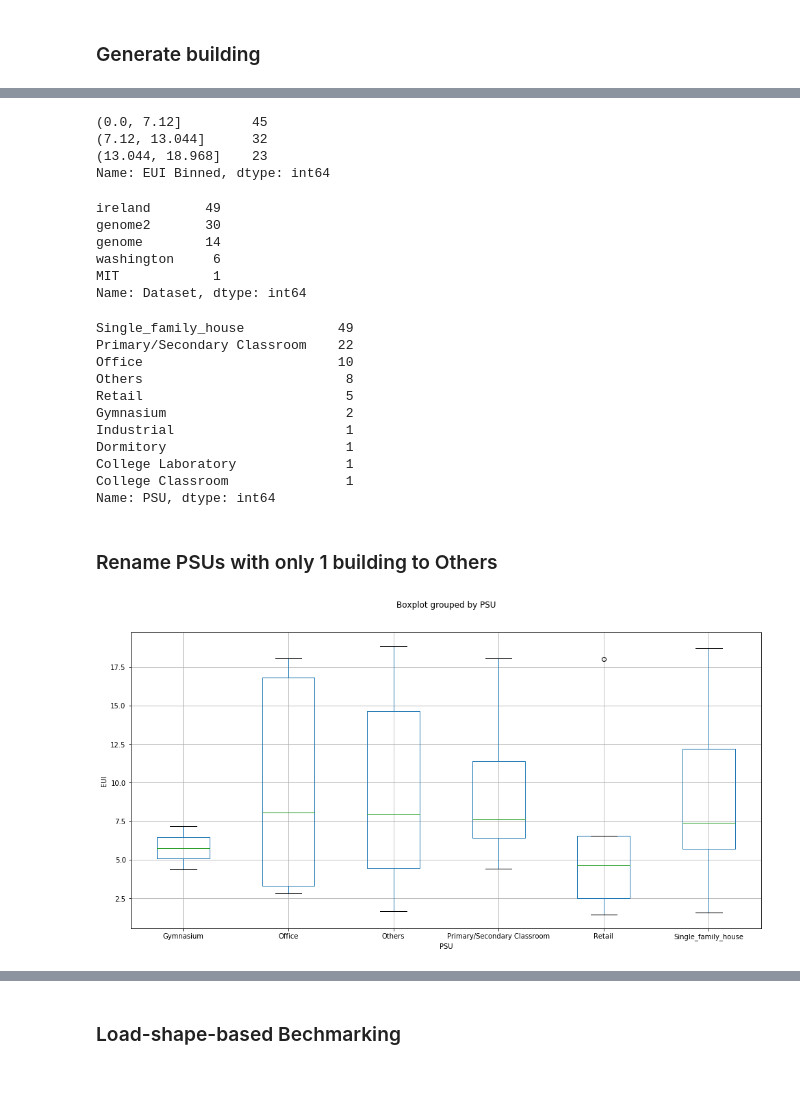
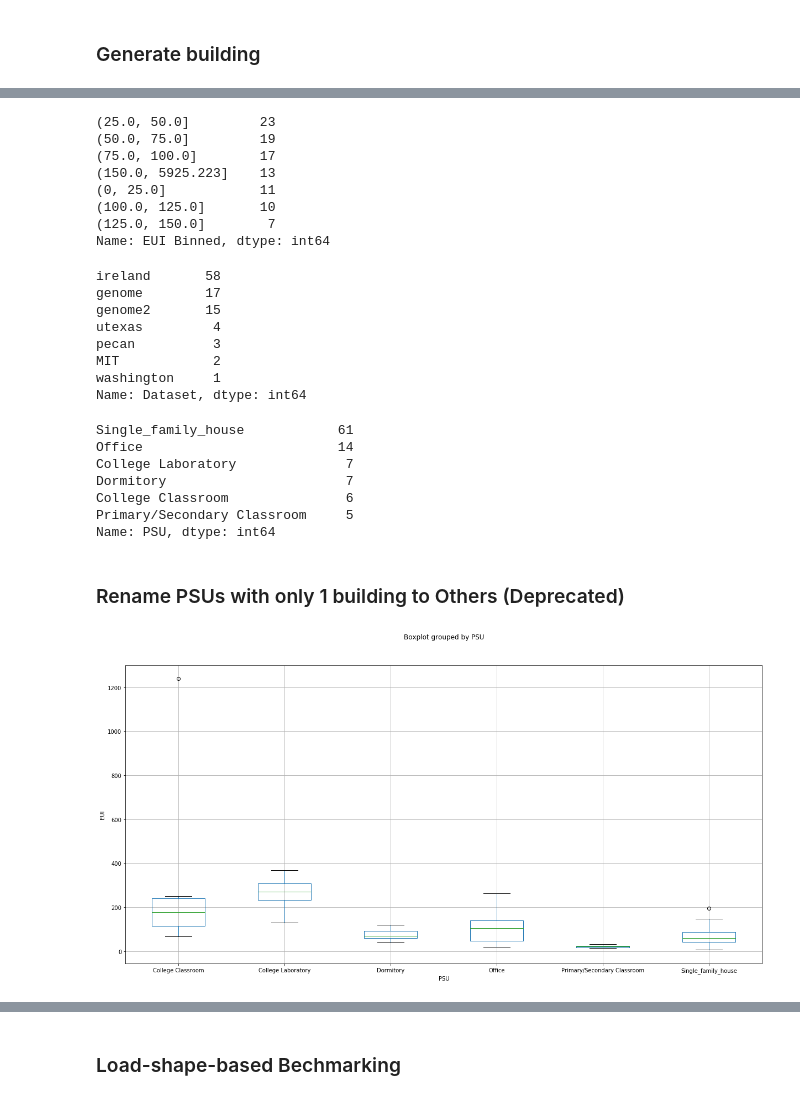
Before and after one commit to intelligent-environments-lab/ProfileClustering, a Jupyter notebook: Clustering Analysis/Benchmarking Plots.ipynb, the cells around one changed output, grey strips where cells are left out. Cells and saved outputs as stored; diff of their text form; code cells hidden in the pictures.

```diff
--- a/Clustering Analysis/Benchmarking Plots.ipynb
+++ b/Clustering Analysis/Benchmarking Plots.ipynb
@@ -123,3 +115,3 @@ def rebuild_intervals(series):
 # %%
-buildings['EUI Binned'] = rebuild_intervals(pd.cut(buildings.EUI, 1000))
+# buildings['EUI Binned'] = rebuild_intervals(pd.cut(buildings.EUI, 100))
 # %%
@@ -139,0 +133,8 @@ buildings_sample = filtered_buildings.sample(100, random_state=42)
+# %%
+# buildings_sample = buildings.sample(100, random_state=42)
+buildings_sample = buildings.loc[buildings.PSU != 'Others', :].sample(105, random_state=0)
+# %%
+psu_counts = buildings_sample['PSU'].value_counts()
+conversion_set = psu_counts.index[psu_counts == 1]
+discard_flags = buildings_sample['PSU'].isin(conversion_set)
+buildings_sample = buildings_sample.loc[~discard_flags, :]
@@ -149,30 +154,32 @@ buildings_sample.head()
 # %%
 buildings_sample['EUI Binned'].value_counts()
 # %% [output]
-(0.0, 7.12]         45
-(7.12, 13.044]      32
-(13.044, 18.968]    23
+(25.0, 50.0]         23
+(50.0, 75.0]         19
+(75.0, 100.0]        17
+(150.0, 5925.223]    13
+(0, 25.0]            11
+(100.0, 125.0]       10
+(125.0, 150.0]        7
 Name: EUI Binned, dtype: int64
 # %%
 buildings_sample['Dataset'].value_counts()
 # %% [output]
-ireland       49
-genome2       30
-genome        14
-washington     6
-MIT            1
+ireland       58
+genome        17
+genome2       15
+utexas         4
+pecan          3
+MIT            2
+washington     1
 Name: Dataset, dtype: int64
 # %%
 buildings_sample['PSU'].value_counts()
 # %% [output]
-Single_family_house            49
-Primary/Secondary Classroom    22
-Office                         10
-Others                          8
-Retail                          5
-Gymnasium                       2
-Industrial                      1
-Dormitory                       1
-College Laboratory              1
-College Classroom               1
+Single_family_house            61
+Office                         14
+College Laboratory              7
+Dormitory                       7
+College Classroom               6
+Primary/Secondary Classroom     5
 Name: PSU, dtype: int64
@@ -179,19 +190,19 @@ Name: PSU, dtype: int64
 # %% [markdown]
-### Rename PSUs with only 1 building to Others
+### Rename PSUs with only 1 building to Others (Deprecated)
 # %%
-psu_counts = buildings_sample['PSU'].value_counts()
-conversion_set = psu_counts.index[psu_counts == 1]
-conversion_flags = buildings_sample['PSU'].isin(conversion_set).tolist()
-new_PSUs = ['Others' if conversion_flags[i] else buildings_sample['PSU'].iloc[i] for i in range(buildings_sample.shape[0])]
-buildings_sample['PSU'] = new_PSUs
+# psu_counts = buildings_sample['PSU'].value_counts()
+# conversion_set = psu_counts.index[psu_counts == 1]
+# conversion_flags = buildings_sample['PSU'].isin(conversion_set).tolist()
+# new_PSUs = ['Others' if conversion_flags[i] else buildings_sample['PSU'].iloc[i] for i in range(buildings_sample.shape[0])]
+# buildings_sample['PSU'] = new_PSUs
 # %%
-buildings_sample.boxplot('EUI', 'PSU', figsize=(16,8))
+buildings_sample.boxplot('EUI', 'PSU', figsize=(20,10))
 plt.title('')
 plt.ylabel('EUI')
 plt.show()
 plt.close()
 # %% [output]
-[figure, old version]
+[figure, new version]
 # %%
 buildings_sample.boxplot('EUI', 'dominant_cluster', figsize=(16,8))
 plt.title('')
```
Also changed, not shown: parts of 59 cells of this notebook, 2 other files.
